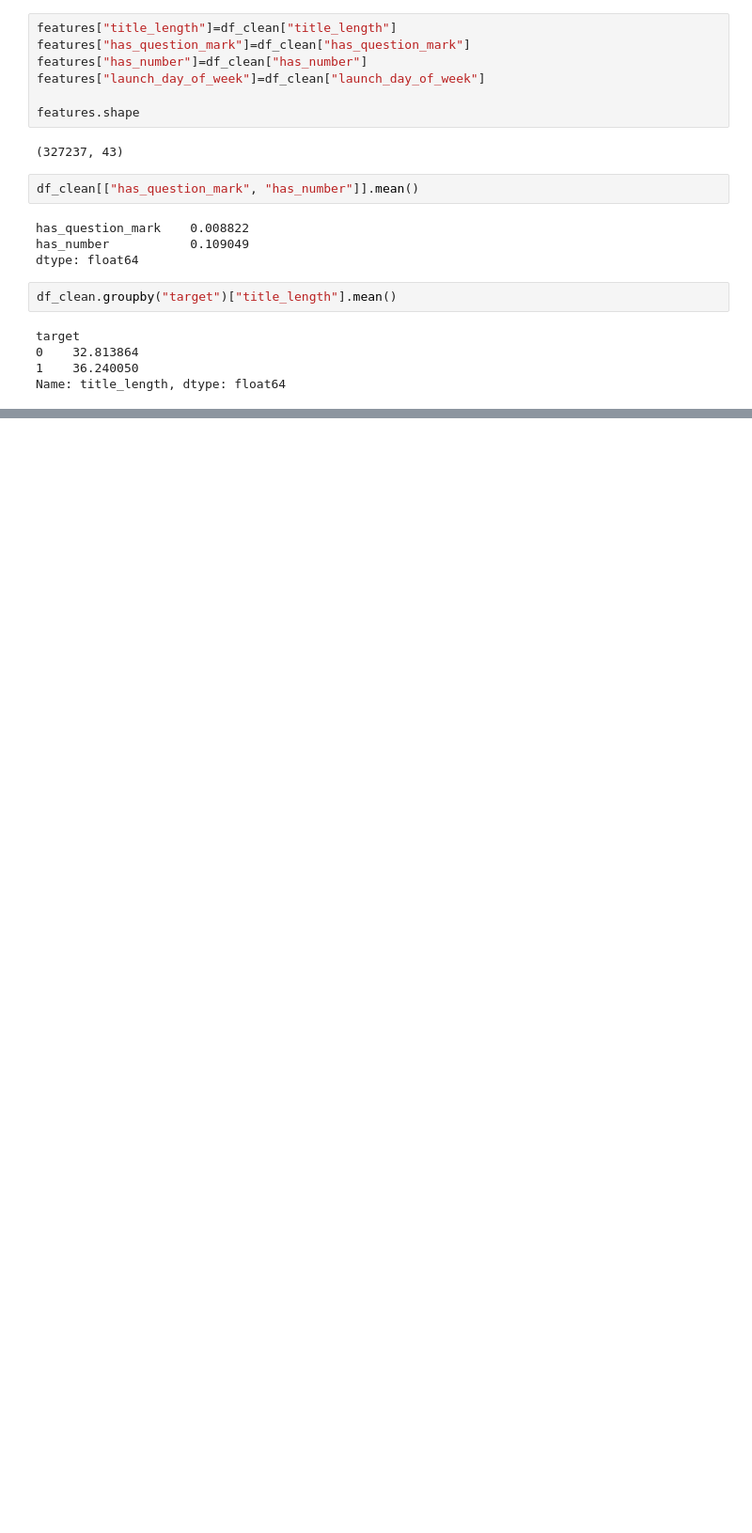
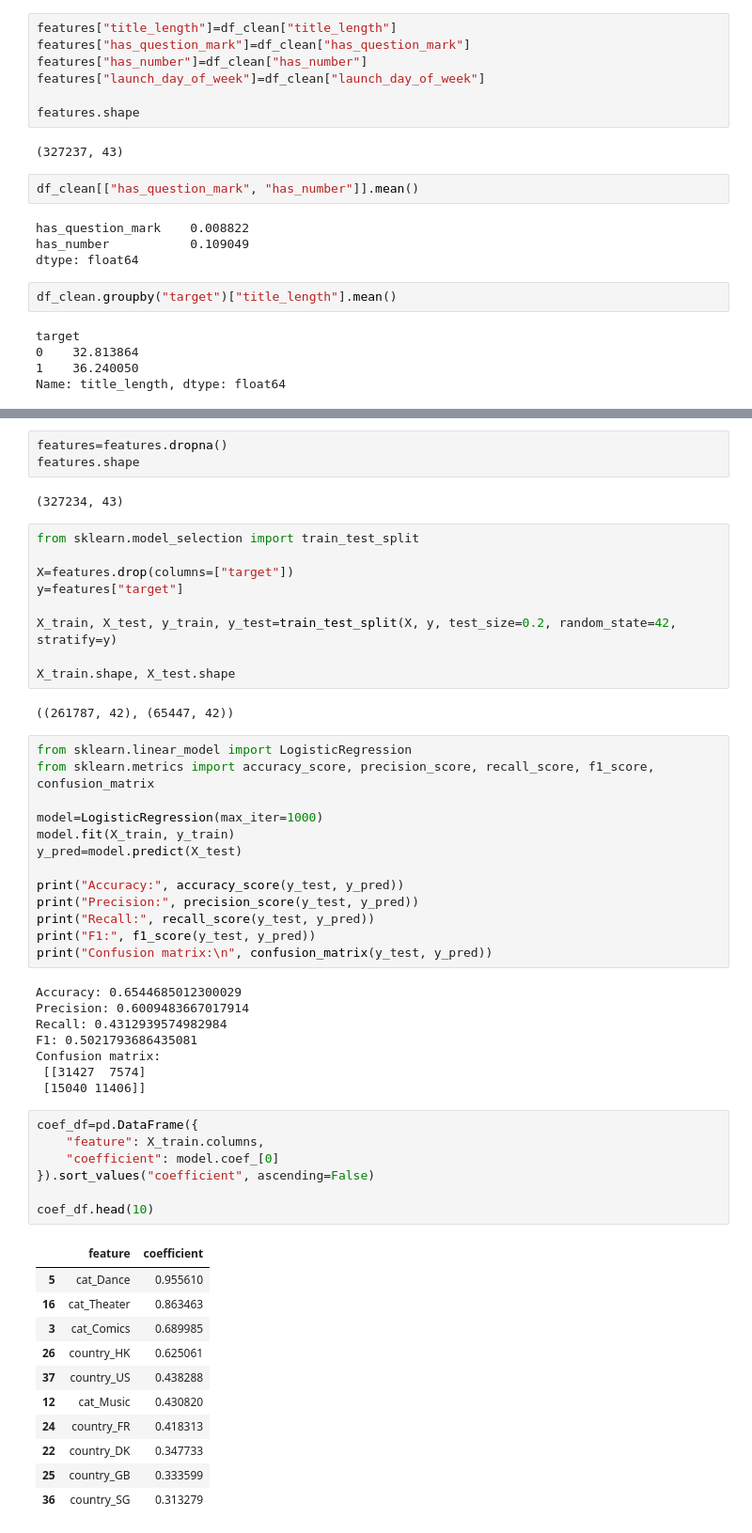
Before and after one commit to Soumya-205/WillItFund, a Jupyter notebook: notebooks/01_explorarion.ipynb, the cells around one changed output, grey strips where cells are left out. Shown at 94% size. Saved outputs shown, nothing was run; the diff lists cells and outputs as text; blank space fills up the shorter version.

```diff
--- a/notebooks/01_explorarion.ipynb
+++ b/notebooks/01_explorarion.ipynb
@@ -400,0 +411,56 @@ Name: title_length, dtype: float64
+# %%
+features=features.dropna()
+features.shape
+# %% [output]
+(327234, 43)
+# %%
+from sklearn.model_selection import train_test_split
+
+X=features.drop(columns=["target"])
+y=features["target"]
+
+X_train, X_test, y_train, y_test=train_test_split(X, y, test_size=0.2, random_state=42, stratify=y)
+
+X_train.shape, X_test.shape
+# %% [output]
+((261787, 42), (65447, 42))
+# %%
+from sklearn.linear_model import LogisticRegression
+from sklearn.metrics import accuracy_score, precision_score, recall_score, f1_score, confusion_matrix
+
+model=LogisticRegression(max_iter=1000)
+model.fit(X_train, y_train)
+y_pred=model.predict(X_test)
+
+print("Accuracy:", accuracy_score(y_test, y_pred))
+print("Precision:", precision_score(y_test, y_pred))
+print("Recall:", recall_score(y_test, y_pred))
+print("F1:", f1_score(y_test, y_pred))
+print("Confusion matrix:\n", confusion_matrix(y_test, y_pred))
+# %% [output]
+Accuracy: 0.6544685012300029
+Precision: 0.6009483667017914
+Recall: 0.4312939574982984
+F1: 0.5021793686435081
+Confusion matrix:
+ [[31427  7574]
+ [15040 11406]]
+# %%
+coef_df=pd.DataFrame({
+    "feature": X_train.columns,
+    "coefficient": model.coef_[0]
+}).sort_values("coefficient", ascending=False)
+
+coef_df.head(10)
+# %% [output]
+|  | feature | coefficient |
+| 5 | cat_Dance | 0.955610 |
+| 16 | cat_Theater | 0.863463 |
+| 3 | cat_Comics | 0.689985 |
+| 26 | country_HK | 0.625061 |
+| 37 | country_US | 0.438288 |
+| 12 | cat_Music | 0.430820 |
+| 24 | country_FR | 0.418313 |
+| 22 | country_DK | 0.347733 |
+| 25 | country_GB | 0.333599 |
+| 36 | country_SG | 0.313279 |
```
Also changed, not shown: parts of 9 cells of this notebook, 7 other files.
